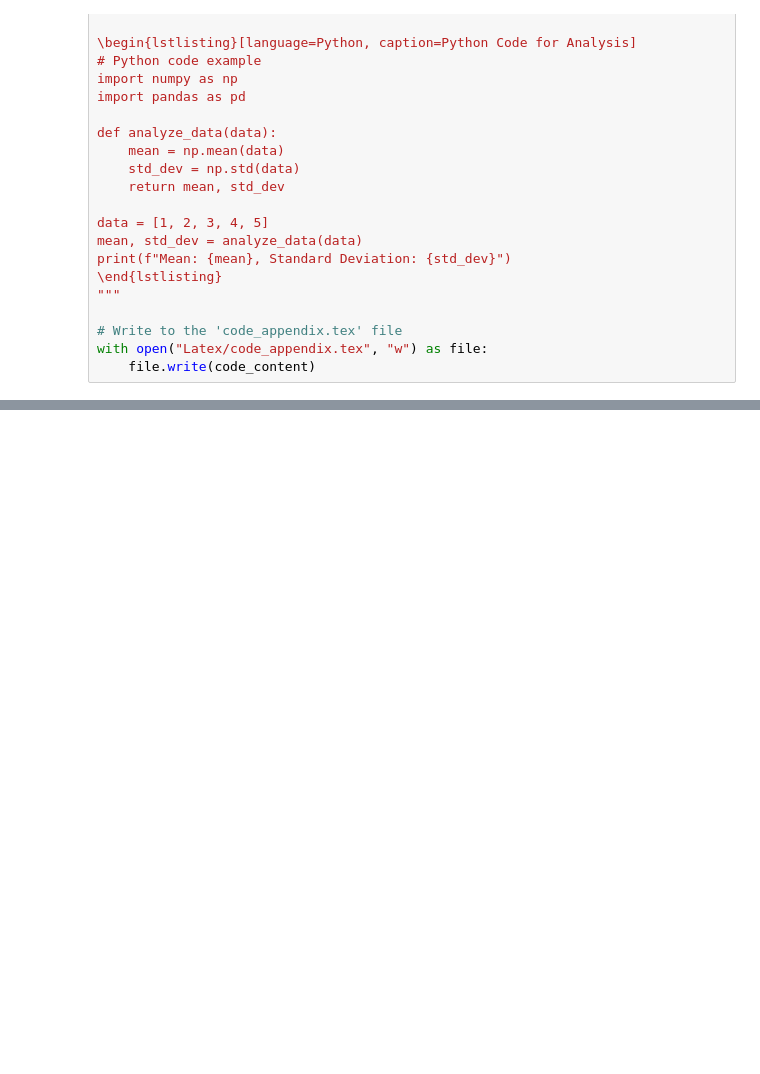
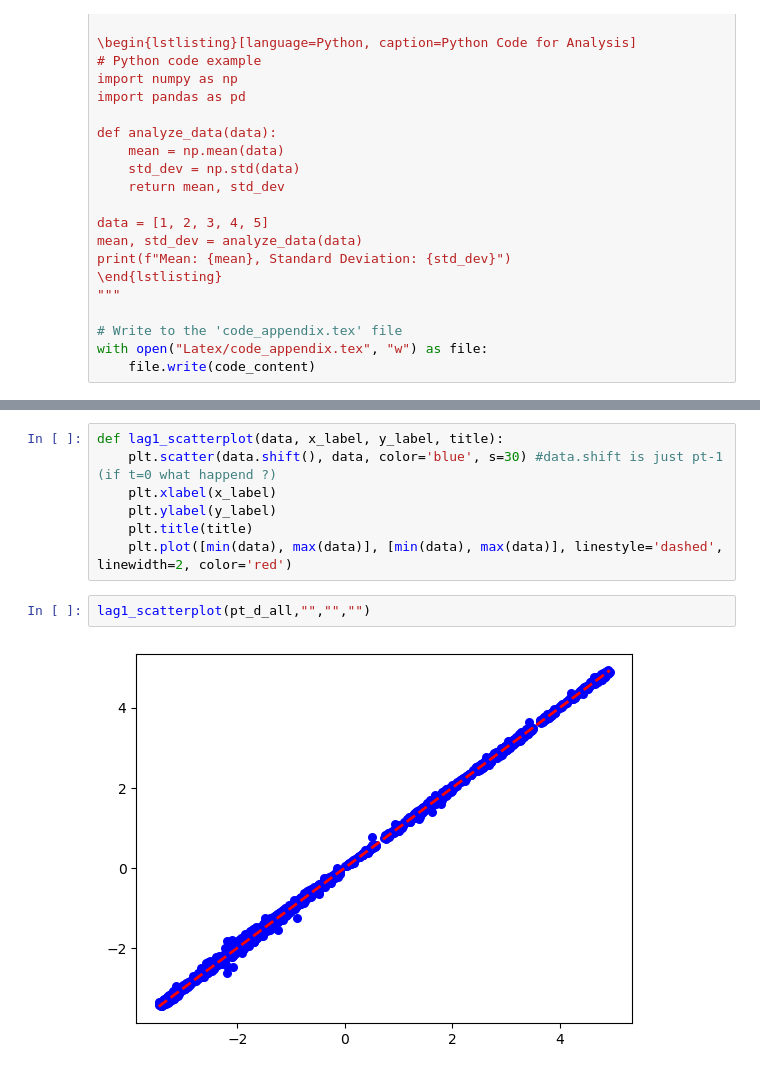
Before and after one commit to cgav1n1/Econometrics_Stylized_Facts, a Jupyter notebook: MidTermAssignment.ipynb, the cells around one changed output, grey strips where cells are left out. Cells and saved outputs as stored; diff of their text form; blank space fills up the shorter version.

```diff
--- a/MidTermAssignment.ipynb
+++ b/MidTermAssignment.ipynb
@@ -244,0 +330,11 @@ with open("Latex/code_appendix.tex", "w") as file:
+# %%
+def lag1_scatterplot(data, x_label, y_label, title):
+    plt.scatter(data.shift(), data, color='blue', s=30) #data.shift is just pt-1 (if t=0 what happend ?)
+    plt.xlabel(x_label)
+    plt.ylabel(y_label)
+    plt.title(title)
+    plt.plot([min(data), max(data)], [min(data), max(data)], linestyle='dashed', linewidth=2, color='red')
+# %%
+lag1_scatterplot(pt_d_all,"","","")
+# %% [output]
+[figure, added]
```
Also changed, not shown: parts of 14 cells of this notebook, 7 other files.
